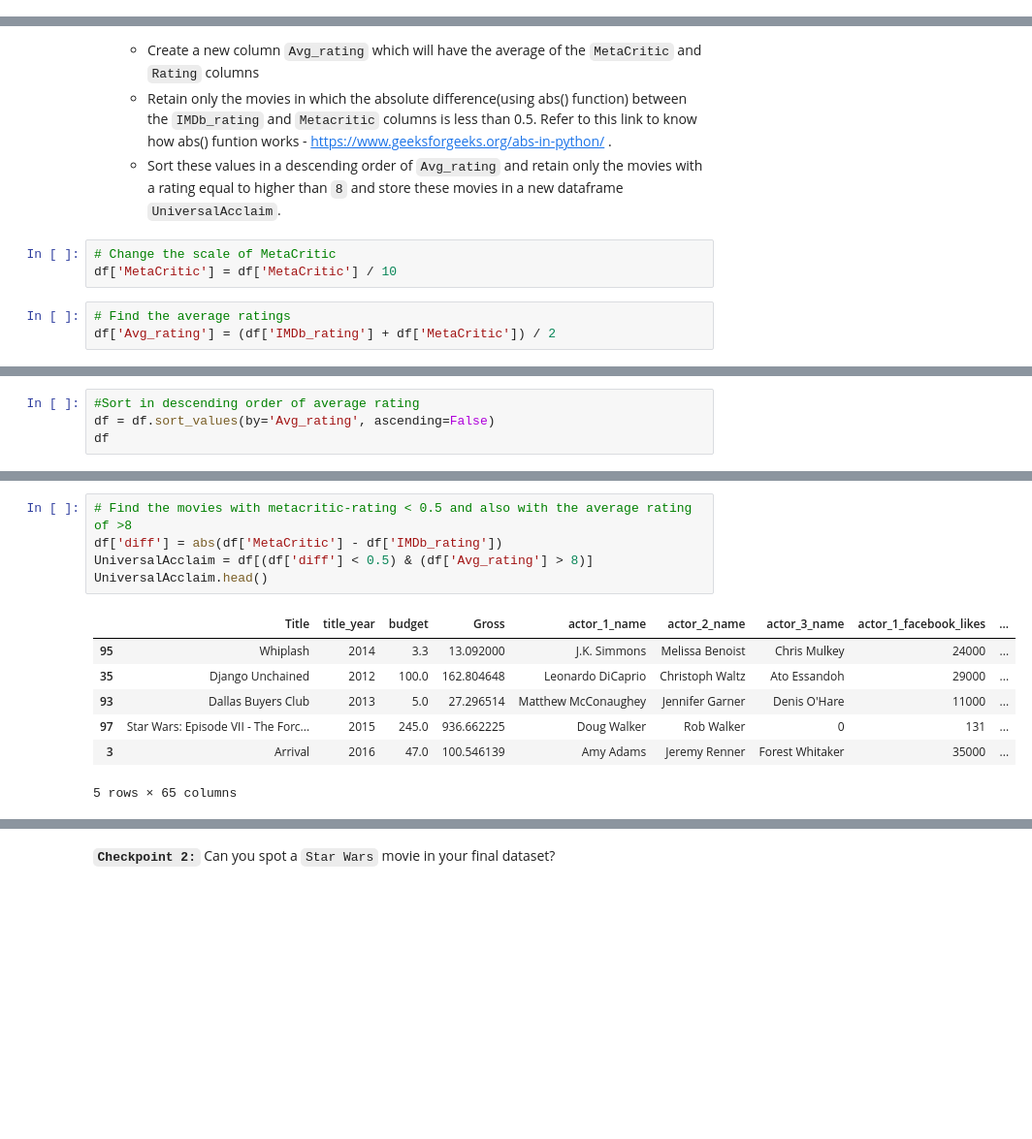
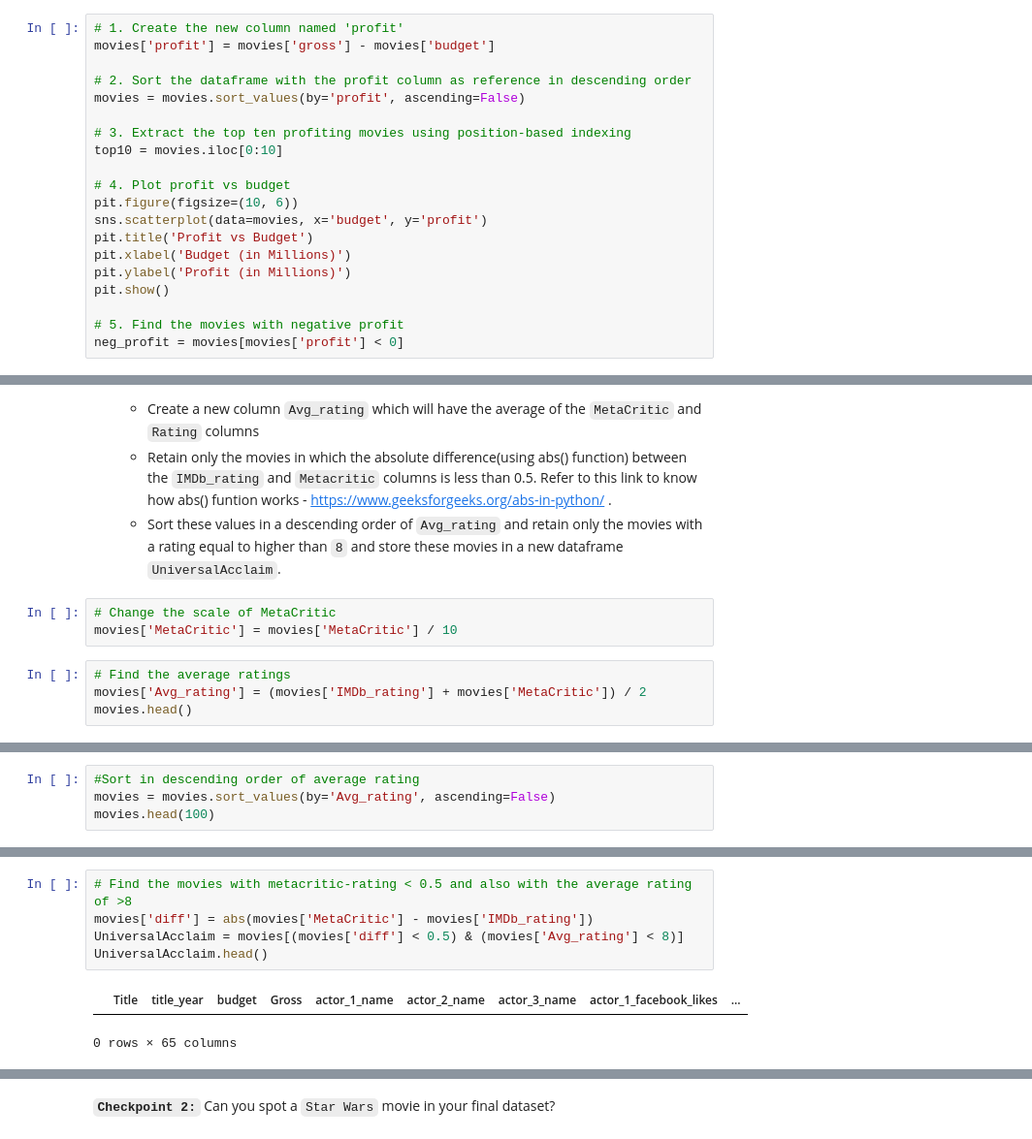
Before and after one commit to Mathieu-Germain/LogicMojo-AI-ML-April26-Mathieu, a Jupyter notebook: IMDb+Movie+Assignment.ipynb, the cells around one changed output, grey strips where cells are left out. Shown at 97% size. Drawn from its saved outputs; the diff is of its cells as text; blank space fills up the shorter version.

```diff
--- a/IMDb+Movie+Assignment.ipynb
+++ b/IMDb+Movie+Assignment.ipynb
@@ -266,6 +297,26 @@ neg_profit.head()
 5 rows × 63 columns
 # %% [markdown]
 **`Checkpoint 1:`** Can you spot the movie `Tangled` in the dataset? You may be aware of the movie 'Tangled'. Although its one of the highest grossing movies of all time, it has negative profit as per this result. If you cross check the gross values of this movie (link: https://www.imdb.com/title/tt0398286/), you can see that the gross in the dataset accounts only for the domestic gross and not the worldwide gross. This is true for may other movies also in the list.
+# %%
+# 1. Create the new column named 'profit'
+movies['profit'] = movies['gross'] - movies['budget']
+
+# 2. Sort the dataframe with the profit column as reference in descending order
+movies = movies.sort_values(by='profit', ascending=False)
+
+# 3. Extract the top ten profiting movies using position-based indexing
+top10 = movies.iloc[0:10]
+
+# 4. Plot profit vs budget
+pit.figure(figsize=(10, 6))
+sns.scatterplot(data=movies, x='budget', y='profit')
+pit.title('Profit vs Budget')
+pit.xlabel('Budget (in Millions)')
+pit.ylabel('Profit (in Millions)')
+pit.show()
+
+# 5. Find the movies with negative profit
+neg_profit = movies[movies['profit'] < 0]
 # %% [markdown]
 - ### Subtask 2.3: The General Audience and the Critics
 
@@ -279,7 +330,8 @@ As a part of this subtask, you are required to find out the highest rated movies
     - Sort these values in a descending order of `Avg_rating` and retain only the movies with a rating equal to higher than `8` and store these movies in a new dataframe `UniversalAcclaim`.
 # %%
 # Change the scale of MetaCritic
-df['MetaCritic'] = df['MetaCritic'] / 10
+movies['MetaCritic'] = movies['MetaCritic'] / 10
 # %%
 # Find the average ratings
-df['Avg_rating'] = (df['IMDb_rating'] + df['MetaCritic']) / 2
+movies['Avg_rating'] = (movies['IMDb_rating'] + movies['MetaCritic']) / 2
+movies.head()
@@ -286,7 +346,7 @@ df['Avg_rating'] = (df['IMDb_rating'] + df['MetaCritic']) / 2
 # %%
 #Sort in descending order of average rating
-df = df.sort_values(by='Avg_rating', ascending=False)
-df
+movies = movies.sort_values(by='Avg_rating', ascending=False)
+movies.head(100)
 # %% [output]
 |  | Title | title_year | budget | Gross | actor_1_name | actor_2_name | actor_3_name | actor_1_facebook_likes | ... |
 | 94 | Boyhood | 2014 | 4.0 | 25.359200 | Ellar Coltrane | Lorelei Linklater | Libby Villari | 230 | ... |
@@ -304,13 +364,8 @@ df
 # %%
 # Find the movies with metacritic-rating < 0.5 and also with the average rating of >8
-df['diff'] = abs(df['MetaCritic'] - df['IMDb_rating'])
-UniversalAcclaim = df[(df['diff'] < 0.5) & (df['Avg_rating'] > 8)]
+movies['diff'] = abs(movies['MetaCritic'] - movies['IMDb_rating'])
+UniversalAcclaim = movies[(movies['diff'] < 0.5) & (movies['Avg_rating'] < 8)]
 UniversalAcclaim.head()
 # %% [output]
 |  | Title | title_year | budget | Gross | actor_1_name | actor_2_name | actor_3_name | actor_1_facebook_likes | ... |
-| 95 | Whiplash | 2014 | 3.3 | 13.092000 | J.K. Simmons | Melissa Benoist | Chris Mulkey | 24000 | ... |
-| 35 | Django Unchained | 2012 | 100.0 | 162.804648 | Leonardo DiCaprio | Christoph Waltz | Ato Essandoh | 29000 | ... |
-| 93 | Dallas Buyers Club | 2013 | 5.0 | 27.296514 | Matthew McConaughey | Jennifer Garner | Denis O'Hare | 11000 | ... |
-| 97 | Star Wars: Episode VII - The Forc... | 2015 | 245.0 | 936.662225 | Doug Walker | Rob Walker | 0 | 131 | ... |
-| 3 | Arrival | 2016 | 47.0 | 100.546139 | Amy Adams | Jeremy Renner | Forest Whitaker | 35000 | ... |
-5 rows × 65 columns
+0 rows × 65 columns
```
Also changed, not shown: parts of 74 cells of this notebook.
